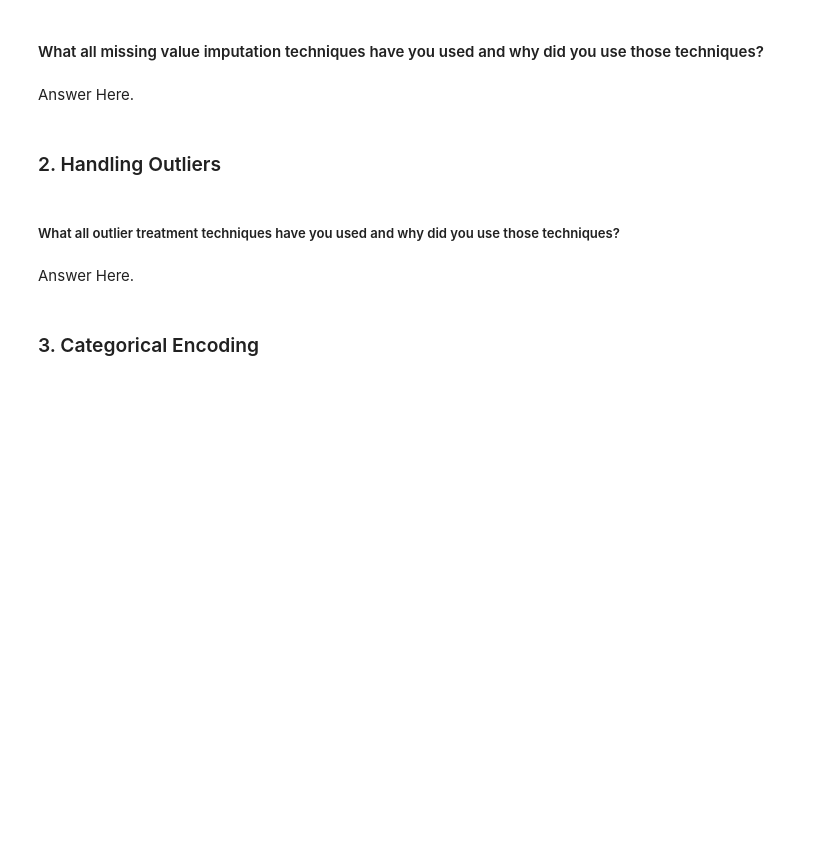
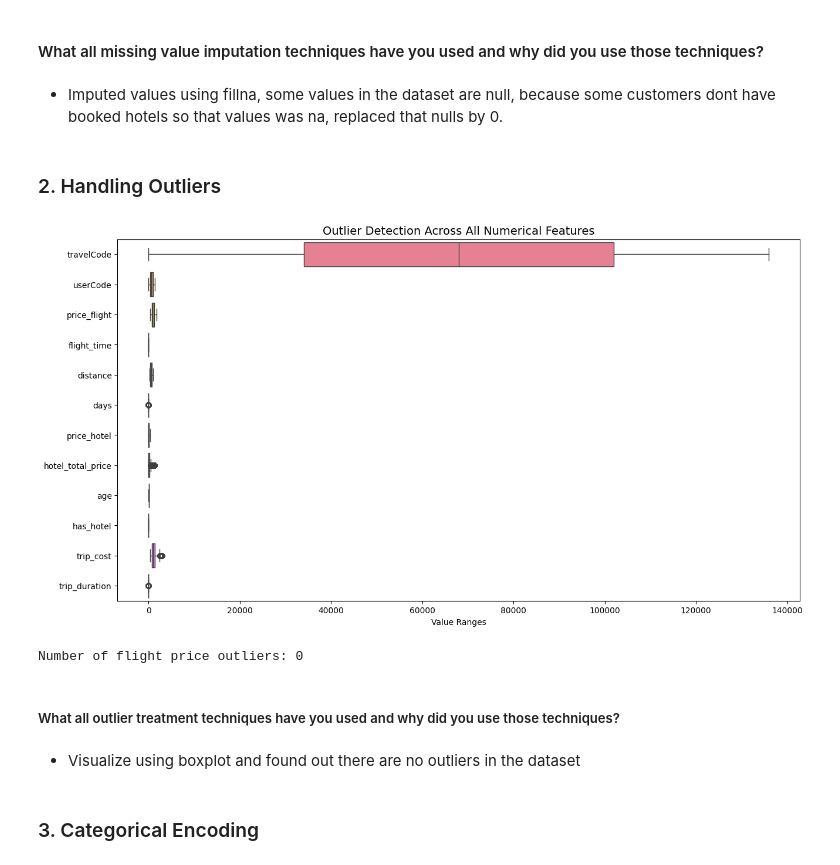
Before and after one commit to bsshewale/Voyage-Analytics-Integrating-MLOps-in-Travel-Industry, a Jupyter notebook: Voyage_Analytics_Integrating_MLOps_in_Travel_Industry.ipynb, the cells around one changed output. Saved outputs shown, nothing was run; the diff lists cells and outputs as text; code cells hidden in the pictures; blank space fills up the shorter version.

Commit message:
Prepared data for model

```diff
--- a/Voyage_Analytics_Integrating_MLOps_in_Travel_Industry.ipynb
+++ b/Voyage_Analytics_Integrating_MLOps_in_Travel_Industry.ipynb
@@ -961,6 +978,8 @@ Reason 3: Gender is categorical (two levels) and trip cost is continuous, making
 # %% [markdown]
 #### What all missing value imputation techniques have you used and why did you use those techniques?
-# %% [markdown]
-Answer Here.
+# %% [markdown]
+
+
+*   Imputed values using fillna, some values in the dataset are null, because some customers dont have booked hotels so that values was na, replaced that nulls by 0.
 # %% [markdown]
 ### 2. Handling Outliers
@@ -969,6 +986,45 @@ Answer Here.
+# %%
+import matplotlib.pyplot as plt
+import seaborn as sns
+
+# Select only numerical columns
+numeric_cols = trip_data.select_dtypes(include=['int64', 'float64']).columns
+
+# Set figure size
+plt.figure(figsize=(15, 8))
+
+# Create boxplots for each numerical column
+sns.boxplot(data=trip_data[numeric_cols], orient="h")
+
+plt.title("Outlier Detection Across All Numerical Features", fontsize=14)
+plt.xlabel("Value Ranges")
+plt.show()
+# %% [output]
+[figure, added]
+# %%
+# Handling Outliers & Outlier treatments
+import numpy as np
+
+# Detect outliers in flight price using IQR
+Q1 = trip_data['price_flight'].quantile(0.25)
+Q3 = trip_data['price_flight'].quantile(0.75)
+IQR = Q3 - Q1
+
+# Define bounds
+lower_bound = Q1 - 1.5 * IQR
+upper_bound = Q3 + 1.5 * IQR
+
+# Find outliers
+outliers = trip_data[(trip_data['price_flight'] < lower_bound) | (trip_data['price_flight'] > upper_bound)]
+
+print("Number of flight price outliers:", len(outliers))
+# %% [output]
+Number of flight price outliers: 0
 # %% [markdown]
 ##### What all outlier treatment techniques have you used and why did you use those techniques?
-# %% [markdown]
-Answer Here.
+# %% [markdown]
+
+
+*   Visualize using boxplot and found out there are no outliers in the dataset
 # %% [markdown]
 ### 3. Categorical Encoding
```
Also changed, not shown: parts of 68 cells of this notebook.
